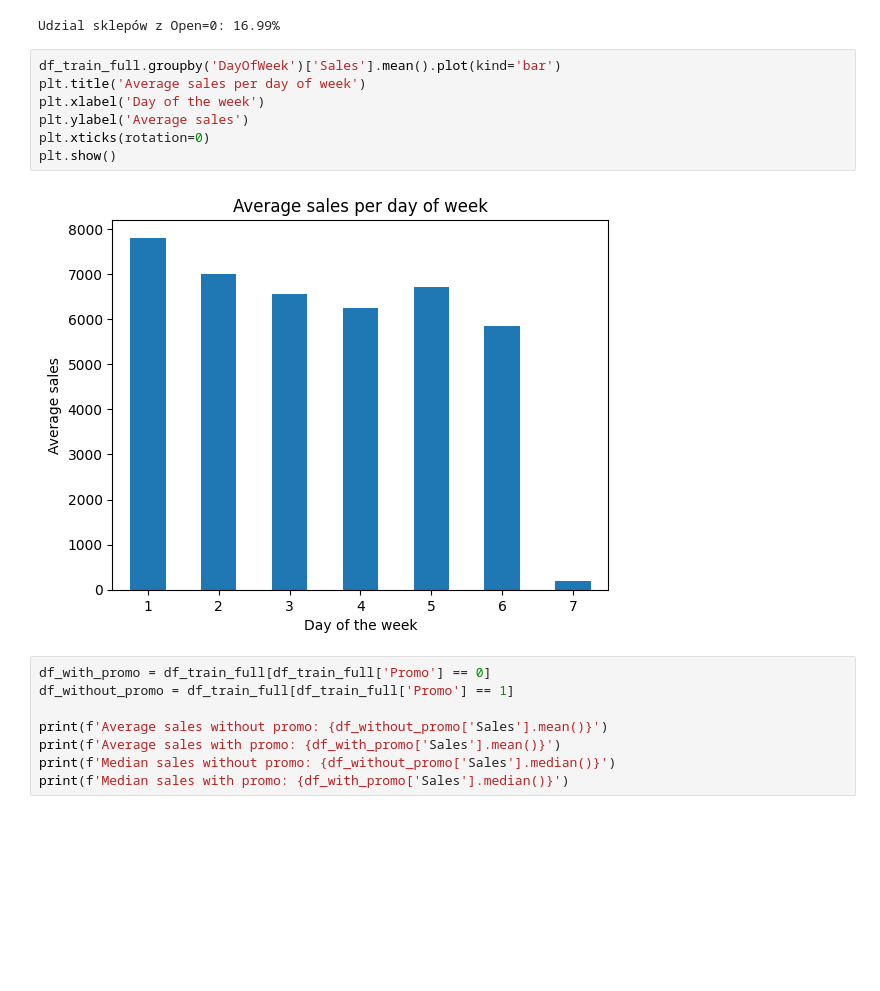
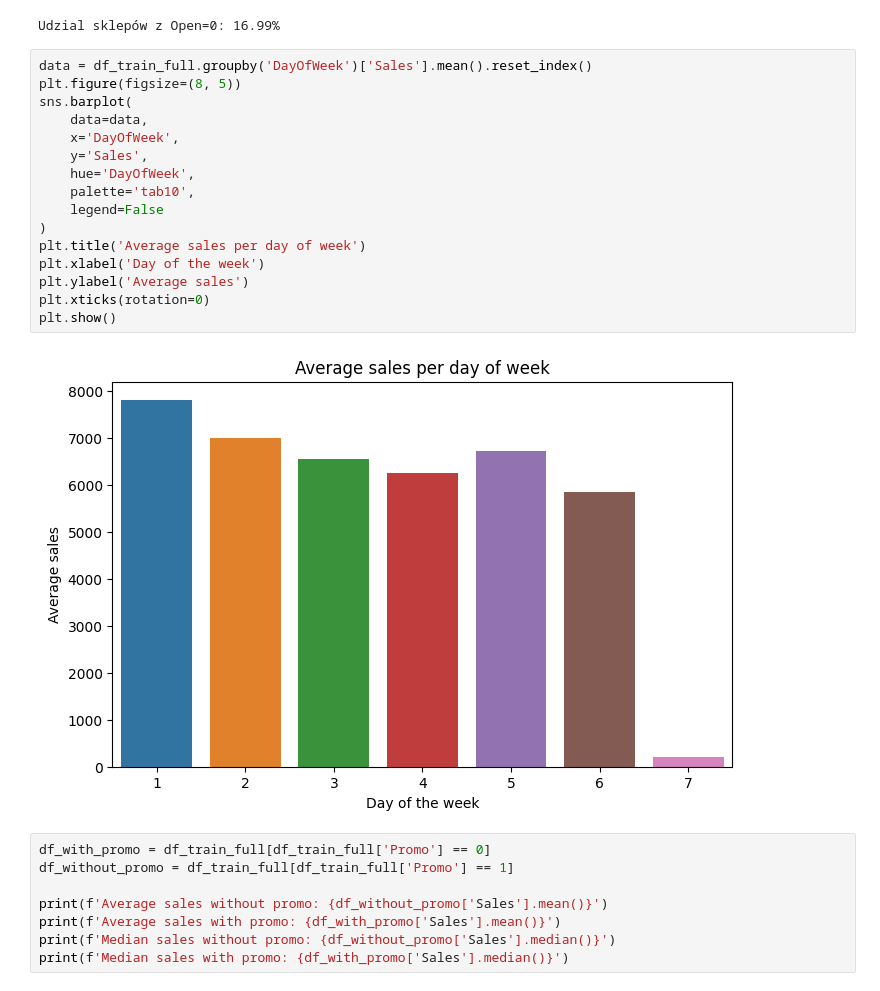
Before and after one commit to szymonczaja/Time-Series-Analysis, a Jupyter notebook: notebooks/01_eda.ipynb, the cells around one changed output. Cells and saved outputs as stored; diff of their text form; blank space fills up the shorter version.

Commit message:
EDA Sales in times analysis

```diff
--- a/notebooks/01_eda.ipynb
+++ b/notebooks/01_eda.ipynb
@@ -183,14 +168,23 @@ print(open_equal_zero(df_train_full))
 # %% [output]
 Udzial sklepów z Open=0: 16.99%
 # %%
-df_train_full.groupby('DayOfWeek')['Sales'].mean().plot(kind='bar')
+data = df_train_full.groupby('DayOfWeek')['Sales'].mean().reset_index()
+plt.figure(figsize=(8, 5))
+sns.barplot(
+    data=data,
+    x='DayOfWeek',
+    y='Sales',
+    hue='DayOfWeek',
+    palette='tab10',
+    legend=False
+)
 plt.title('Average sales per day of week')
 plt.xlabel('Day of the week')
 plt.ylabel('Average sales')
 plt.xticks(rotation=0)
 plt.show()
 # %% [output]
-[figure, old version]
+[figure, new version]
 # %%
 df_with_promo = df_train_full[df_train_full['Promo'] == 0]
 df_without_promo = df_train_full[df_train_full['Promo'] == 1]
```
Also changed, not shown: parts of 5 cells of this notebook.
